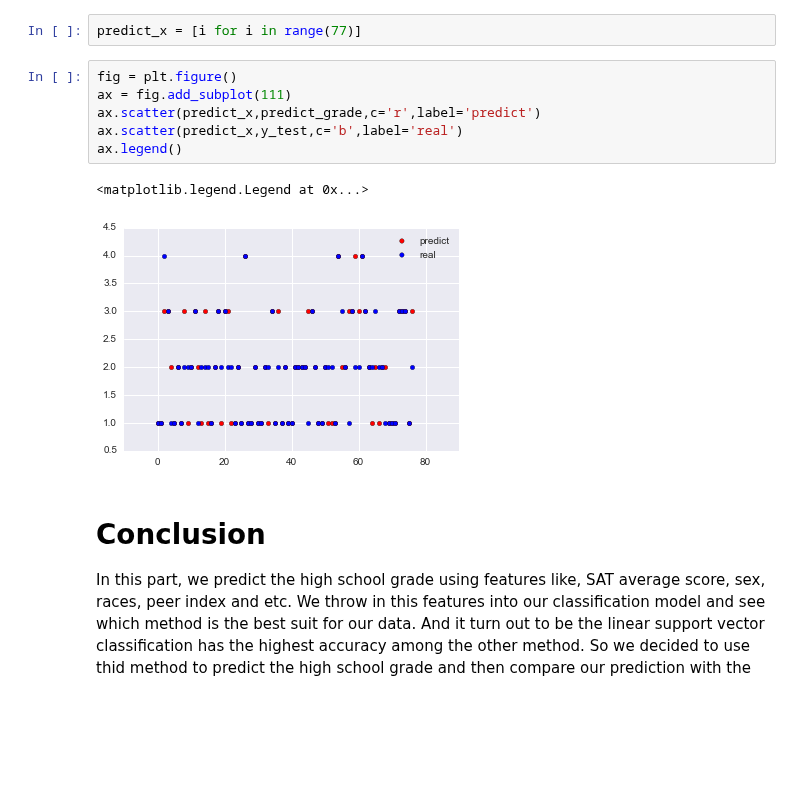
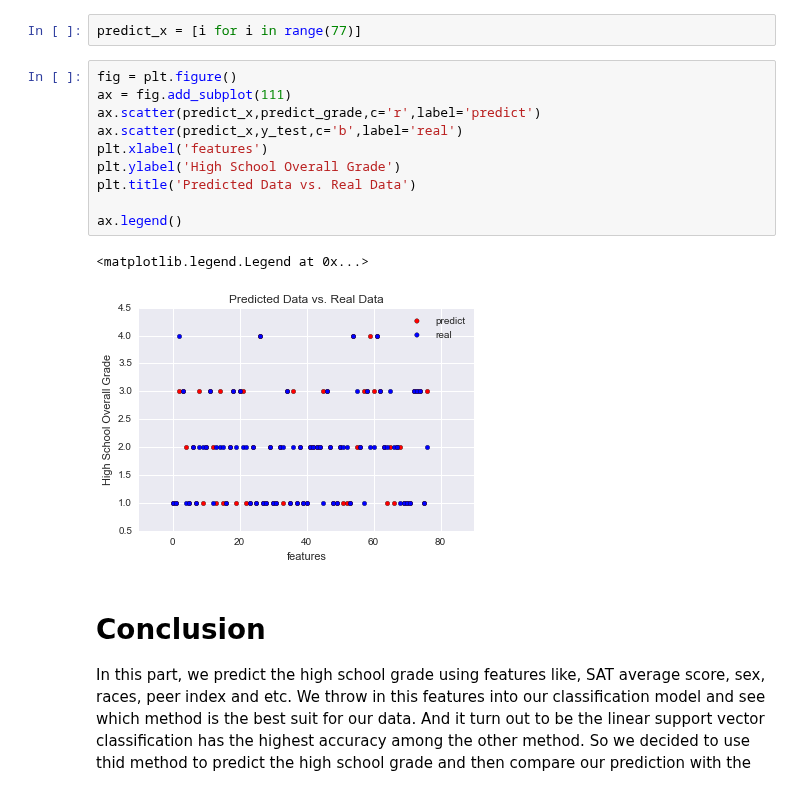
Before and after one commit to ckyko/CSC59970Project, a Jupyter notebook: NYC_high_school_Q2.ipynb, the cells around one changed output. Saved outputs shown, nothing was run; the diff lists cells and outputs as text; blank space fills up the shorter version.

```diff
--- a/NYC_high_school_Q2.ipynb
+++ b/NYC_high_school_Q2.ipynb
@@ -590,12 +590,16 @@ predict_x = [i for i in range(77)]
 # %%
 fig = plt.figure()
 ax = fig.add_subplot(111)
 ax.scatter(predict_x,predict_grade,c='r',label='predict')
 ax.scatter(predict_x,y_test,c='b',label='real')
+plt.xlabel('features')
+plt.ylabel('High School Overall Grade')
+plt.title('Predicted Data vs. Real Data')
+
 ax.legend()
 # %% [output]
 <matplotlib.legend.Legend at 0x...>
-[figure, old version]
+[figure, new version]
 # %% [markdown]
 # Conclusion
 
```
